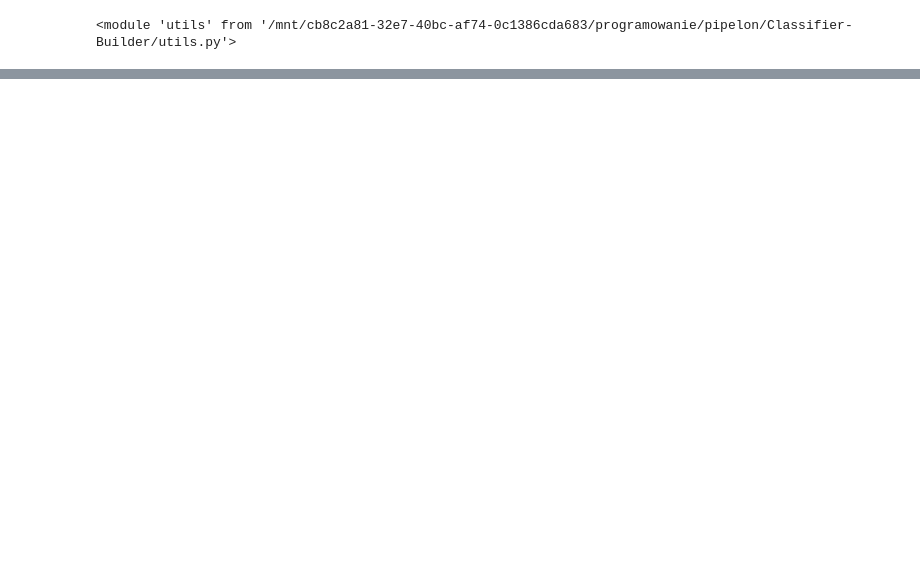
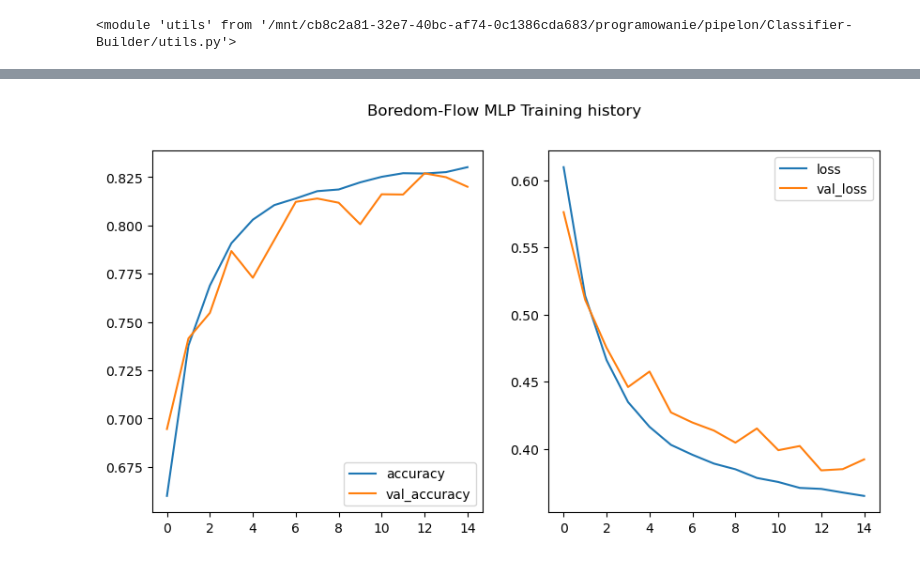
Before and after one commit to PipelonDevs/Classifier-Builder, a Jupyter notebook: tetris_classifier.ipynb, the cells around one changed output, grey strips where cells are left out. Cells and saved outputs as stored; diff of their text form; code cells hidden in the pictures; blank space fills up the shorter version.

Commit message:
tetris training and improvements

```diff
--- a/tetris_classifier.ipynb
+++ b/tetris_classifier.ipynb
@@ -51,0 +31,32 @@ SVC(C=1, kernel='poly', probability=True, random_state=42, verbose=True)
+# %%
+import tensorflow as tf
+
+checkpoint_callback = tf.keras.callbacks.ModelCheckpoint(
+    filepath='../models/phase_2/phase_2_model.keras',
+    save_best_only=True,
+    monitor='val_loss',
+    mode='min',
+    verbose=1
+)
+
+lr_scheduler = tf.keras.callbacks.ReduceLROnPlateau(
+    monitor='val_loss',
+    factor=0.6,
+    patience=3,
+    min_lr=1e-6,
+    verbose=1
+)
+model = tf.keras.models.Sequential([
+    tf.keras.layers.Dense(20, activation='relu6', input_shape=(x_train.shape[1],)),
+    tf.keras.layers.Dense(len(STATES), activation='softmax'),
+])
+
+model.compile(optimizer='adam', loss='categorical_crossentropy', metrics=['accuracy'])
+history = model.fit(
+  x_train,
+  y_train,
+  epochs=15,
+  verbose=1,
+  validation_data=(x_test, y_test),
+  callbacks=[checkpoint_callback, lr_scheduler]
+)
@@ -51,0 +104,15 @@ SVC(C=1, kernel='poly', probability=True, random_state=42, verbose=True)
+# %%
+import matplotlib.pyplot as plt
+fig, axs = plt.subplots(1, 2, figsize=(10, 5))
+fig.suptitle('Boredom-Flow MLP Training history')
+
+axs[0].plot(history.history['accuracy'], label='accuracy')
+axs[0].plot(history.history['val_accuracy'], label='val_accuracy')
+axs[0].legend()
+
+axs[1].plot(history.history['loss'], label='loss')
+axs[1].plot(history.history['val_loss'], label='val_loss')
+axs[1].legend()
+plt.show()
+# %% [output]
+[figure, added]
```
Also changed, not shown: parts of 10 cells of this notebook, 3 other files.
